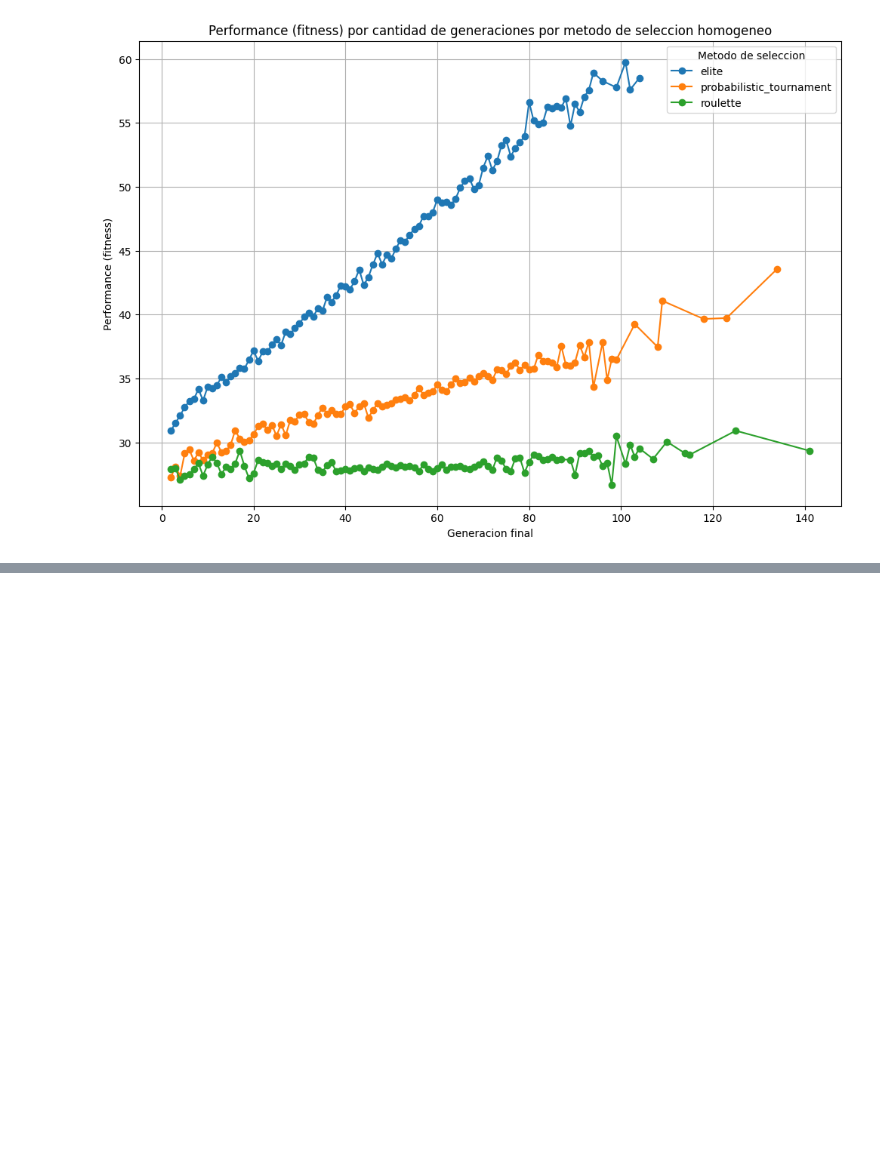
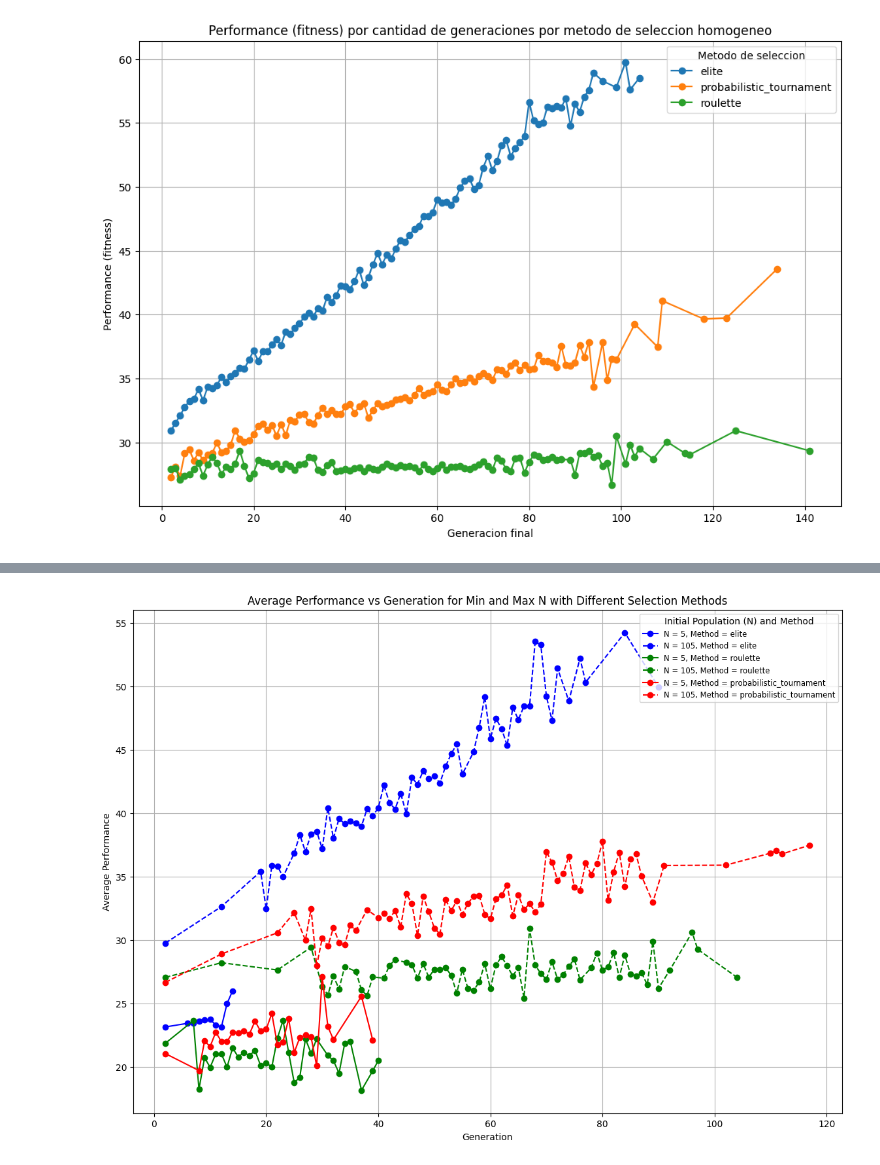
Before and after one commit to Ian-Arnott/TPs-SIA, a Jupyter notebook: Tp2/data_new_and_improved!.ipynb, the cells around one changed output, grey strips where cells are left out. Cells and saved outputs as stored; diff of their text form; code cells hidden in the pictures; blank space fills up the shorter version.

```diff
--- a/Tp2/data_new_and_improved!.ipynb
+++ b/Tp2/data_new_and_improved!.ipynb
@@ -178,0 +275,30 @@ plt.show()
+# %%
+mean_performance_new_df = df_updated.groupby(['N', 'generation', 'selection_method_1'])['performance'].mean().reset_index()
+unique_methods = df_updated['selection_method_1'].unique()
+min_N_value_new = df_updated['N'].min()
+max_N_value_new = df_updated['N'].max()
+
+# Crear la figura y los ejes
+plt.figure(figsize=(14, 10))
+
+# Colores más simples y contrastantes para los métodos de selección
+simple_colors = ['b', 'g', 'r', 'm', 'c', 'y']
+
+# Graficar los datos promedio para los valores mínimo y máximo de N y cada método de selección
+for idx, method in enumerate(unique_methods):
+    color = simple_colors[idx % len(simple_colors)]
+    for linestyle, N_value in zip(['-', '--'], [min_N_value_new, max_N_value_new]):
+        subset = mean_performance_new_df[(mean_performance_new_df['N'] == N_value) & (mean_performance_new_df['selection_method_1'] == method)]
+        plt.plot(subset['generation'], subset['performance'], linestyle=linestyle, color=color, marker='o', label=f'N = {N_value}, Method = {method}')
+
+# Configurar las etiquetas y el título
+plt.title('Average Performance vs Generation for Min and Max N with Different Selection Methods')
+plt.xlabel('Generation')
+plt.ylabel('Average Performance')
+plt.legend(title='Initial Population (N) and Method', loc='upper right', fontsize='small')
+plt.grid(True)
+
+# Mostrar el gráfico
+plt.show()
+# %% [output]
+[figure, added]
```
Also changed, not shown: parts of 6 cells of this notebook, 1 other file.
